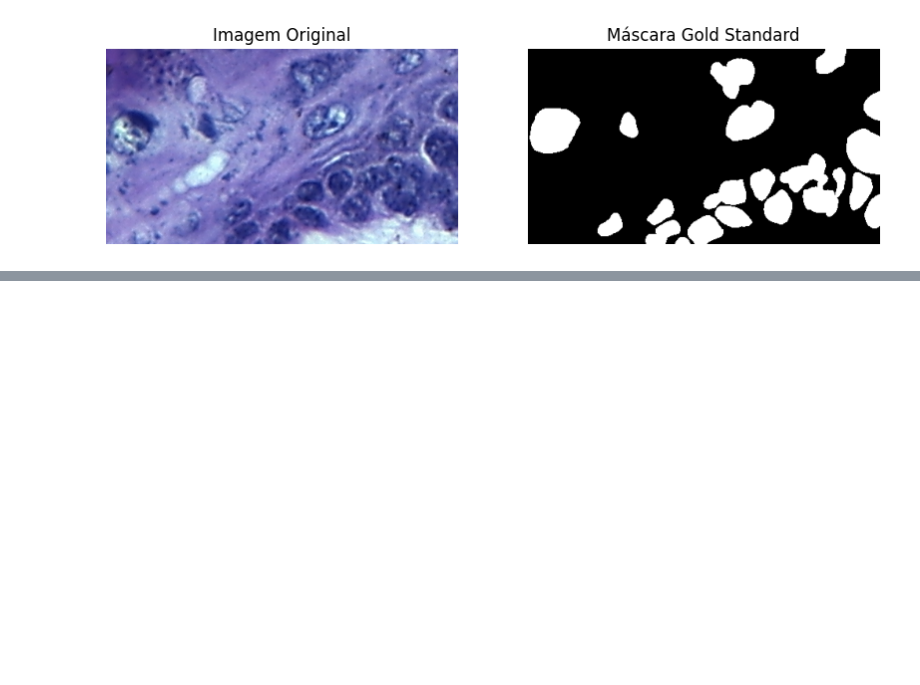
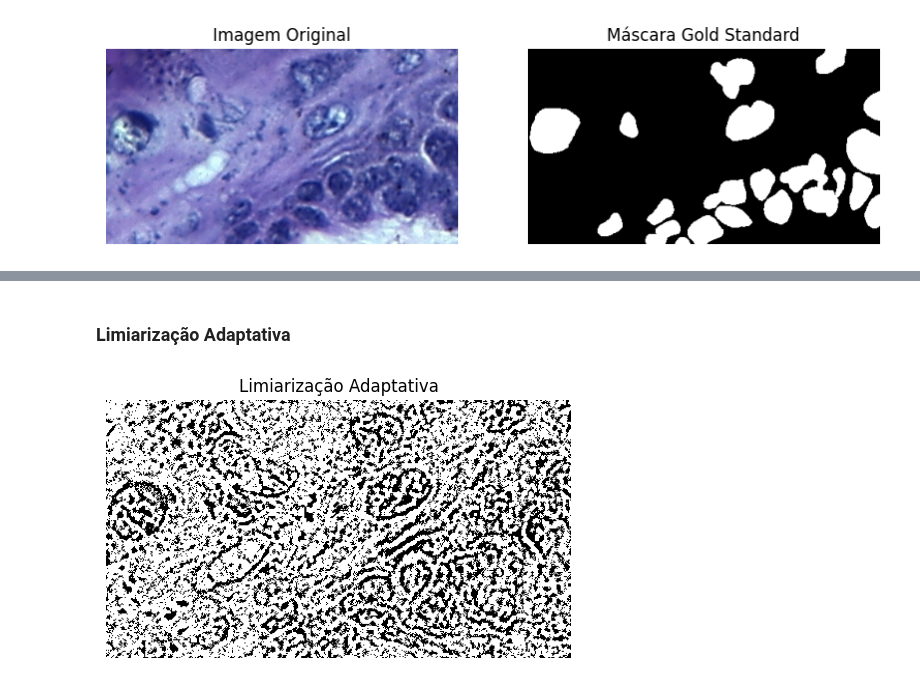
Before and after one commit to Guilherme0202PM/TreinamentoDados, a Jupyter notebook: Semana18/We_18_Segmentação_Imagem.ipynb, the cells around one changed output, grey strips where cells are left out. Saved outputs shown, nothing was run; the diff lists cells and outputs as text; code cells hidden in the pictures; blank space fills up the shorter version.

```diff
--- a/Semana18/We_18_Segmentação_Imagem.ipynb
+++ b/Semana18/We_18_Segmentação_Imagem.ipynb
@@ -123,0 +165,21 @@ plt.show()
+# %% [markdown]
+### Limiarização Adaptativa
+# %%
+# Limiarização Adaptativa
+
+mascara_adaptativa = cv2.adaptiveThreshold(
+    imagem_cinza,
+    255,
+    cv2.ADAPTIVE_THRESH_GAUSSIAN_C,
+    cv2.THRESH_BINARY,
+    11,
+    2
+)
+
+plt.figure(figsize=(6,4))
+plt.imshow(mascara_adaptativa, cmap="gray")
+plt.title("Limiarização Adaptativa")
+plt.axis("off")
+plt.show()
+# %% [output]
+[figure, added]
```
Also changed, not shown: parts of 8 cells of this notebook.
